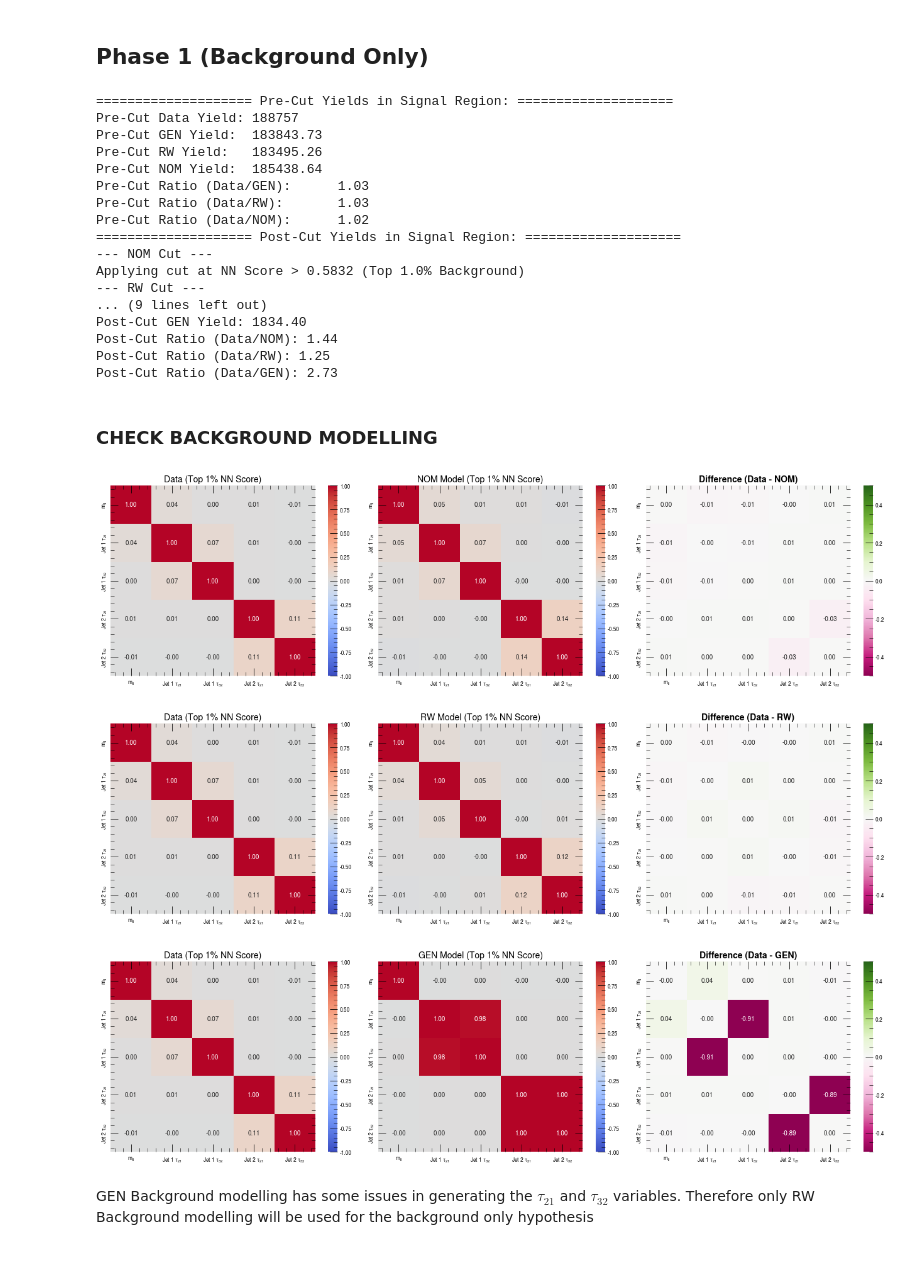
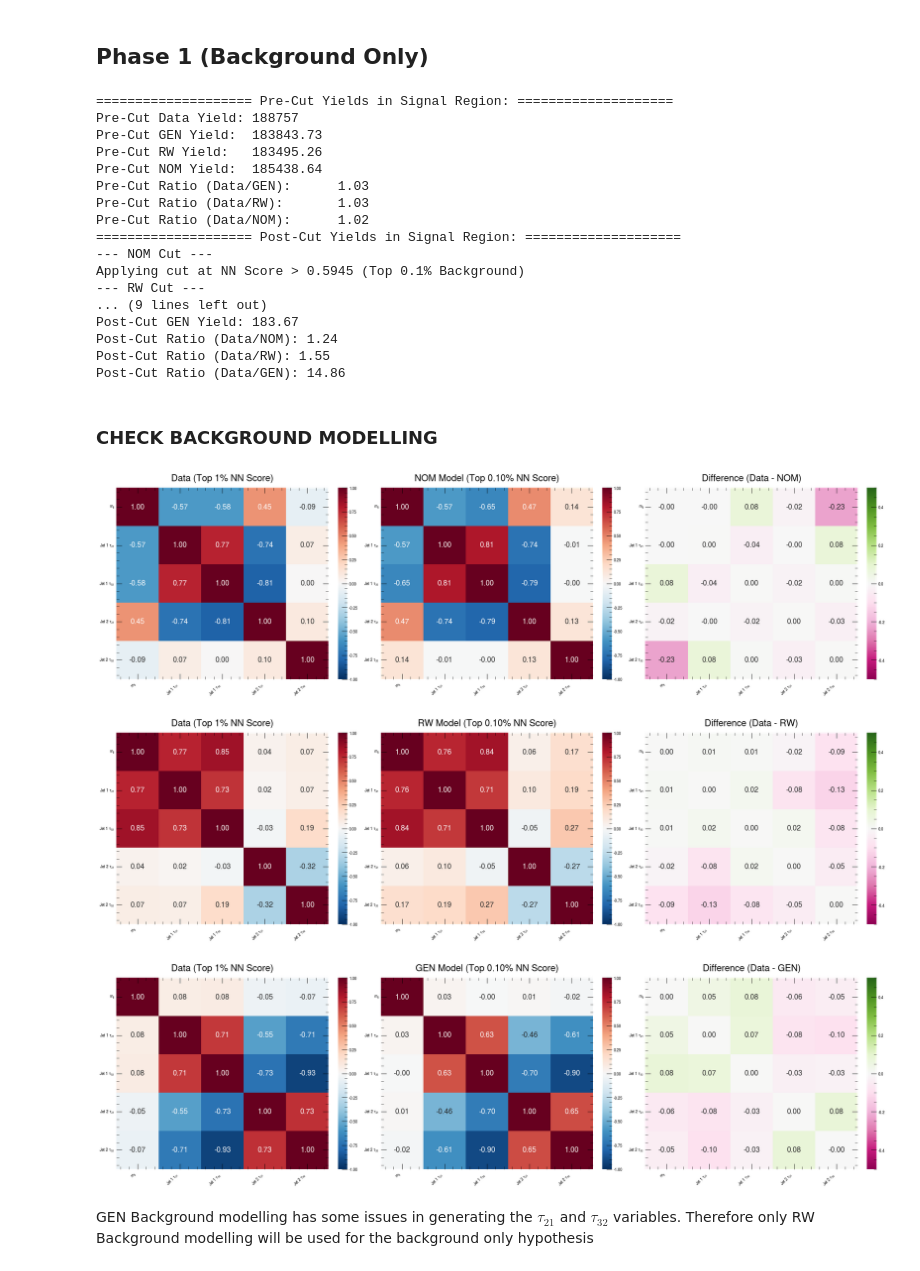
Before and after one commit to sherkaicode/Non-Resonant-AD, a Jupyter notebook: 5_NRAD_Anomaly_ver2.ipynb, the cells around one changed output. Cells and saved outputs as stored; diff of their text form; code cells hidden in the pictures.

Commit message:
Full analysis for the Signal Region but needs some final checking on the steps and the uncertenties

```diff
--- a/5_NRAD_Anomaly_ver2.ipynb
+++ b/5_NRAD_Anomaly_ver2.ipynb
@@ -205,6 +204,10 @@ df_sig_def_unscaled = {}
 
 for sig_id in SIGNAL_MODES:
     df_sig_def_unscaled[sig_id] = transform(df_sig_def[sig_id], scale=False)
+# %%
+# Background Efficiency
+# [0.20, 0.10, 0.05, 0.03, 0.02, 0.01, 0.005, 0.001]
+bkg_eff = 0.001
 # %% [markdown]
 ## Phase 1 (Background Only)
 # %%
@@ -281,9 +284,9 @@ print(f"Pre-Cut Ratio (Data/NOM):      {total_data_pre_cut / total_nom_pre_cut:.
 
 
 print("="*20,"Post-Cut Yields in Signal Region:", "="*20)
-post_cut_data_nom, post_cut_nom, nom_threshold = apply_hybrid_cut(df_data_unscaled, df_mc_rw_unscaled, bkg_type="NOM", target_eff=0.01)
-post_cut_data_rw, post_cut_rw, rw_threshold = apply_hybrid_cut(df_data_unscaled, df_mc_rw_unscaled, bkg_type="RW", target_eff=0.01)
-post_cut_data_gen, post_cut_gen, gen_threshold = apply_hybrid_cut(df_data_unscaled, df_mc_gen_unscaled, bkg_type="GEN", target_eff=0.01)
+post_cut_data_nom, post_cut_nom, nom_threshold = apply_hybrid_cut(df_data_unscaled, df_mc_rw_unscaled, bkg_type="NOM", target_eff=bkg_eff)
+post_cut_data_rw, post_cut_rw, rw_threshold = apply_hybrid_cut(df_data_unscaled, df_mc_rw_unscaled, bkg_type="RW", target_eff=bkg_eff)
+post_cut_data_gen, post_cut_gen, gen_threshold = apply_hybrid_cut(df_data_unscaled, df_mc_gen_unscaled, bkg_type="GEN", target_eff=bkg_eff)
 
 print()
 print(f"Post-Cut Data Yield (NOM): {len(post_cut_data_nom)}")
@@ -306,13 +309,13 @@ Pre-Cut Ratio (Data/RW):       1.03
 Pre-Cut Ratio (Data/NOM):      1.02
 ==================== Post-Cut Yields in Signal Region: ====================
 --- NOM Cut ---
-Applying cut at NN Score > 0.5832 (Top 1.0% Background)
+Applying cut at NN Score > 0.5945 (Top 0.1% Background)
 --- RW Cut ---
 ... (9 lines left out)
-Post-Cut GEN Yield: 1834.40
-Post-Cut Ratio (Data/NOM): 1.44
-Post-Cut Ratio (Data/RW): 1.25
-Post-Cut Ratio (Data/GEN): 2.73
+Post-Cut GEN Yield: 183.67
+Post-Cut Ratio (Data/NOM): 1.24
+Post-Cut Ratio (Data/RW): 1.55
+Post-Cut Ratio (Data/GEN): 14.86
 # %% [markdown]
 ### CHECK BACKGROUND MODELLING
 # %%
@@ -342,44 +362,63 @@ def plot_corr_diff(corr_data, corr_bkg, corr_diff, bkg_type):
 # %%
 def get_weighted_correlation(df, features, weight_col):
     """Calculates the weighted Pearson correlation matrix."""
     # Extract arrays
     X = df[features].values
     w = df[weight_col].values
     w = np.abs(w)  # Ensure weights are non-negative
     # Calculate weighted covariance matrix (rowvar=False means columns are variables)
     cov_matrix = np.cov(X, rowvar=False, aweights=w)
 
     # Convert covariance to correlation matrix
     std_devs = np.sqrt(np.diag(cov_matrix))
     corr_matrix = cov_matrix / np.outer(std_devs, std_devs)
 
     return corr_matrix
 
 
 features_list = ['mjj', 'ljet1_tau21', 'ljet1_tau32', 'ljet2_tau21', 'ljet2_tau32']
 
 # For Data, assume weight is 1.0 for all events if unweighted
-if 'weight' not in df_data_unscaled.columns:
+if 'weight' not in post_cut_data_nom.columns:
     df_data_unscaled['weight'] = 1.0
+    post_cut_data_nom['weight'] = 1.0
+    post_cut_data_rw['weight'] = 1.0
+    post_cut_data_gen['weight'] = 1.0
 
+corr_data_nom = get_weighted_correlation(post_cut_data_nom, features_list, 'weight')
+corr_data_rw = get_weighted_correlation(post_cut_data_rw, features_list, 'weight')
+corr_data_gen = get_weighted_correlation(post_cut_data_gen, features_list, 'weight')
+corr_nom = get_weighted_correlation(post_cut_nom, features_list, 'final_weight')
+corr_gen = get_weighted_correlation(post_cut_gen, features_list, 'total_weight')
+corr_rw = get_weighted_correlation(post_cut_rw, features_list, 'rw_mediam_weights')
+
+# The most important metric: where did the flowdf_data_unscaled fail?
+corr_diff_nom = corr_data_nom - corr_nom
+corr_diff_rw = corr_data_rw - corr_rw
+corr_diff_gen = corr_data_gen - corr_gen
+
+
+plot_corr_diff(corr_data_nom, corr_nom, corr_diff_nom, bkg_type="NOM", bkg_eff=bkg_eff)
+plot_corr_diff(corr_data_rw, corr_rw, corr_diff_rw, bkg_type="RW", bkg_eff=bkg_eff)
+plot_corr_diff(corr_data_gen, corr_gen, corr_diff_gen, bkg_type="GEN", bkg_eff=bkg_eff)
+
+# Full Uncut correlations
 corr_data = get_weighted_correlation(df_data_unscaled, features_list, 'weight')
 corr_nom = get_weighted_correlation(df_mc_rw_unscaled, features_list, 'final_weight')
+corr_rw = get_weighted_correlation(df_mc_rw_unscaled, features_list, 'rw_mediam_weights')
 corr_gen = get_weighted_correlation(df_mc_gen_unscaled, features_list, 'total_weight')
-corr_rw = get_weighted_correlation(df_mc_rw_unscaled, features_list, 'rw_mediam_weights')
 
-# The most important metric: where did the flow fail?
-corr_diff_nom = corr_data - corr_nom
-corr_diff_rw = corr_data - corr_rw
-corr_diff_gen = corr_data - corr_gen
+corr_diff_nom_full = corr_data - corr_nom
+corr_diff_rw_full = corr_data - corr_rw
+corr_diff_gen_full = corr_data - corr_gen
 
-
-plot_corr_diff(corr_data, corr_nom, corr_diff_nom, bkg_type="NOM")
-plot_corr_diff(corr_data, corr_rw, corr_diff_rw, bkg_type="RW")
-plot_corr_diff(corr_data, corr_gen, corr_diff_gen, bkg_type="GEN")
+# plot_corr_diff(corr_data, corr_nom, corr_diff_nom_full, bkg_type="NOM", bkg_eff=1.0)
+# plot_corr_diff(corr_data, corr_rw, corr_diff_rw_full, bkg_type="RW", bkg_eff=1.0)
+# plot_corr_diff(corr_data, corr_gen, corr_diff_gen_full, bkg_type="GEN", bkg_eff=1.0)
 # %% [output]
-[figure, old version]
+[figure, new version]
-[figure, old version]
+[figure, new version]
-[figure, old version]
+[figure, new version]
 # %% [markdown]
 GEN Background modelling has some issues in generating the $\tau_{21}$ and $\tau_{32}$ variables. Therefore only RW Background modelling will be used for the background only hypothesis
 # %% [markdown]
```
Also changed, not shown: parts of 13 cells of this notebook.
